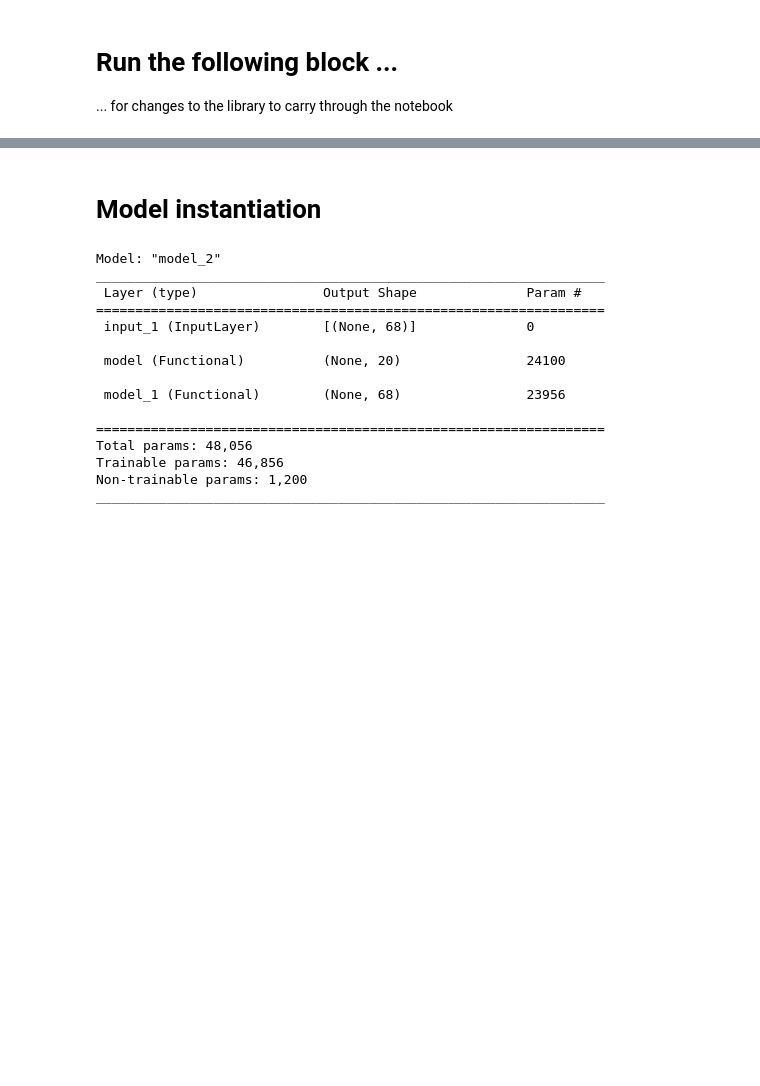
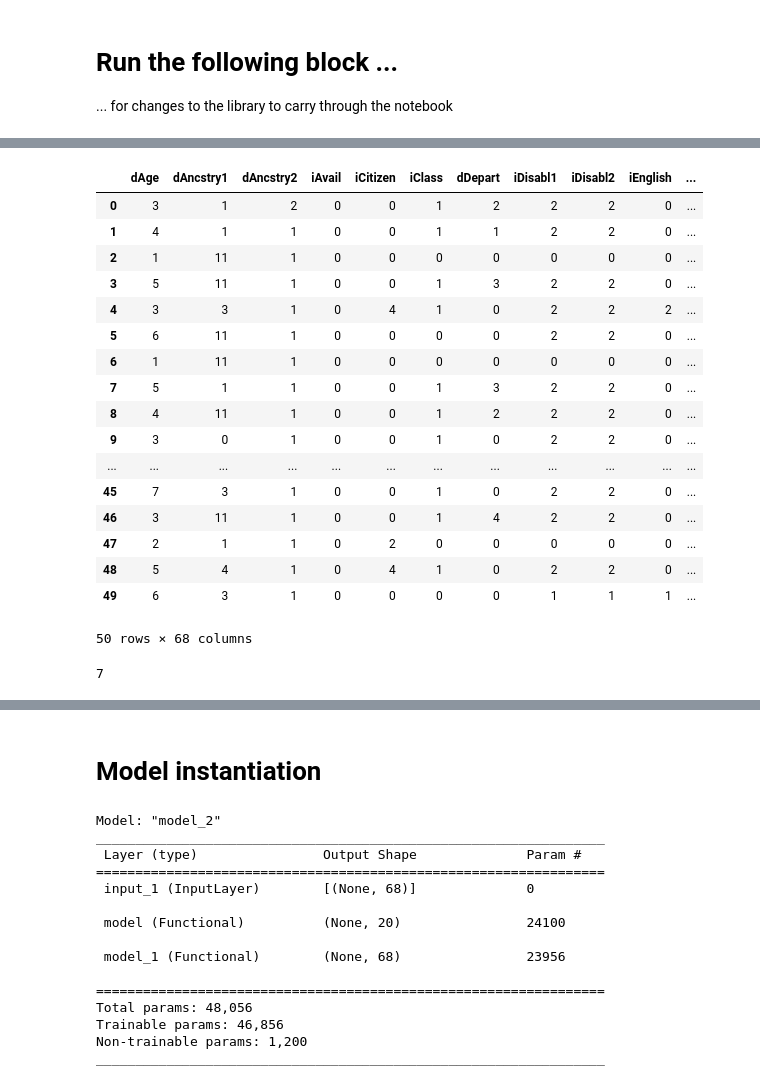
Before and after one commit to AlexSutila/CSE-467-Research-Project, a Jupyter notebook: Untitled.ipynb, the cells around one changed output, grey strips where cells are left out. Saved outputs shown, nothing was run; the diff lists cells and outputs as text; code cells hidden in the pictures; blank space fills up the shorter version.

```diff
--- a/Untitled.ipynb
+++ b/Untitled.ipynb
@@ -12,0 +20,27 @@ df_2 = pd.read_csv('data/USCensus1990_2.csv')
+# %%
+df_1_first50 = df_1.head(50)
+df_1_first50.drop('caseid',axis=1)
+# %% [output]
+|  | dAge | dAncstry1 | dAncstry2 | iAvail | iCitizen | iClass | dDepart | iDisabl1 | iDisabl2 | iEnglish | ... |
+| 0 | 3 | 1 | 2 | 0 | 0 | 1 | 2 | 2 | 2 | 0 | ... |
+| 1 | 4 | 1 | 1 | 0 | 0 | 1 | 1 | 2 | 2 | 0 | ... |
+| 2 | 1 | 11 | 1 | 0 | 0 | 0 | 0 | 0 | 0 | 0 | ... |
+| 3 | 5 | 11 | 1 | 0 | 0 | 1 | 3 | 2 | 2 | 0 | ... |
+| 4 | 3 | 3 | 1 | 0 | 4 | 1 | 0 | 2 | 2 | 2 | ... |
+| 5 | 6 | 11 | 1 | 0 | 0 | 0 | 0 | 2 | 2 | 0 | ... |
+| 6 | 1 | 11 | 1 | 0 | 0 | 0 | 0 | 0 | 0 | 0 | ... |
+| 7 | 5 | 1 | 1 | 0 | 0 | 1 | 3 | 2 | 2 | 0 | ... |
+| 8 | 4 | 11 | 1 | 0 | 0 | 1 | 2 | 2 | 2 | 0 | ... |
+| 9 | 3 | 0 | 1 | 0 | 0 | 1 | 0 | 2 | 2 | 0 | ... |
+| ... | ... | ... | ... | ... | ... | ... | ... | ... | ... | ... | ... |
+| 45 | 7 | 3 | 1 | 0 | 0 | 1 | 0 | 2 | 2 | 0 | ... |
+| 46 | 3 | 11 | 1 | 0 | 0 | 1 | 4 | 2 | 2 | 0 | ... |
+| 47 | 2 | 1 | 1 | 0 | 2 | 0 | 0 | 0 | 0 | 0 | ... |
+| 48 | 5 | 4 | 1 | 0 | 4 | 1 | 0 | 2 | 2 | 0 | ... |
+| 49 | 6 | 3 | 1 | 0 | 0 | 0 | 0 | 1 | 1 | 1 | ... |
+50 rows × 68 columns
+# %%
+max_val = df_1_first50['dAge'].max()
+print(max_val)
+# %% [output]
+7
```
Also changed, not shown: parts of 10 cells of this notebook.
